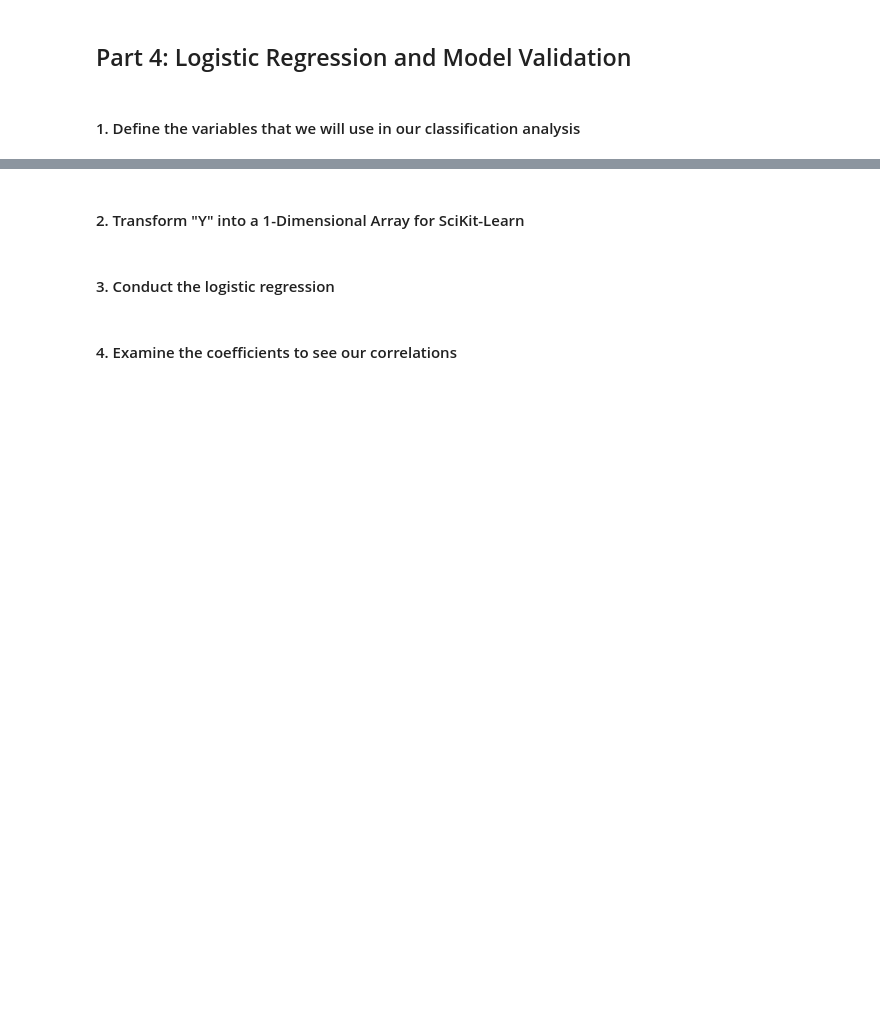
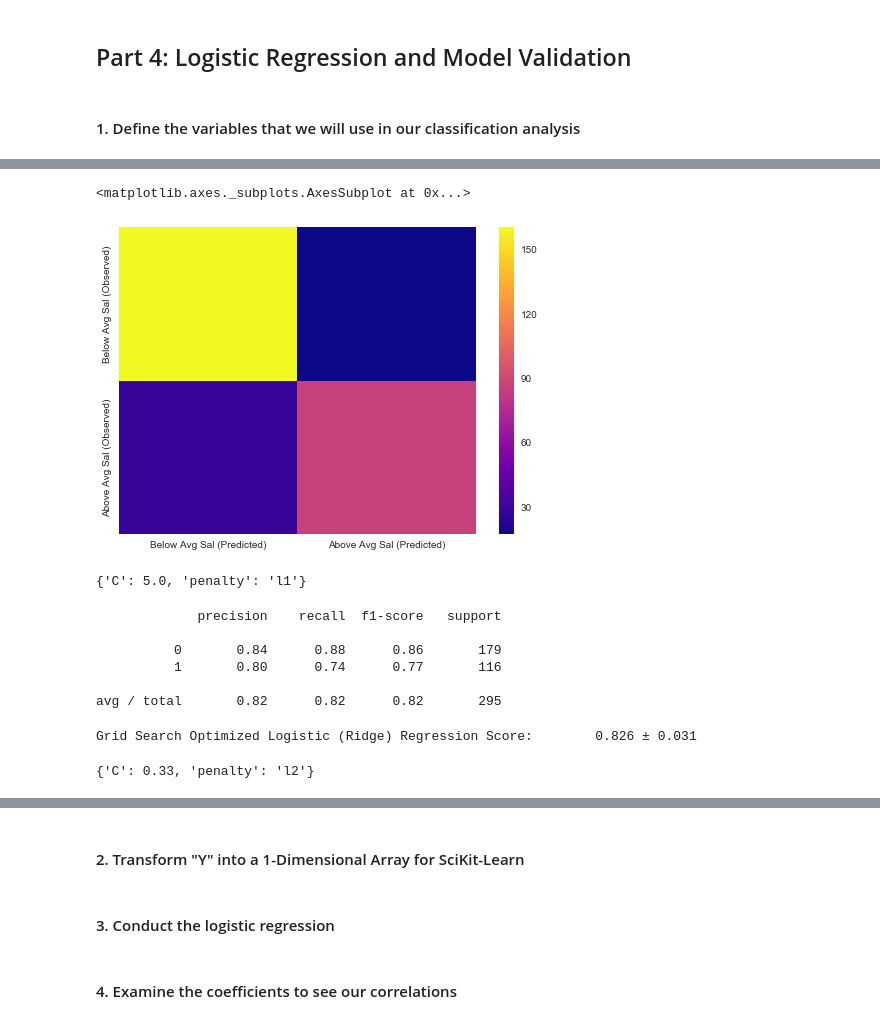
Before and after one commit to hudsonrio/GA_dsi-projects, a Jupyter notebook: projects/5th/Project5_working.ipynb, the cells around one changed output, grey strips where cells are left out. Drawn from its saved outputs; the diff is of its cells as text; code cells hidden in the pictures; blank space fills up the shorter version.

Commit message:
project 5 model investigation complete, pushing

```diff
--- a/projects/5th/Project5_working.ipynb
+++ b/projects/5th/Project5_working.ipynb
@@ -457,11 +481,11 @@ sns.distplot(df['fare_scaled'])
 # %%
 #for unknown values for deck, do I want an unknown column or do I just want nothing to be true?
 df['constant']=1
-X_scale = df.loc[:,['constant','age_scaled', 'fare_scaled', 'Remarried', 'Pclass2','Pclass3', 'Woman', 'Cabin', 'port_cabin','starboard_cabin', 'A', 'B', 'C', 'D', 'E', 'F', 'G', 'H','no_fam','1fam','2fam','3fam','4fam','5fam','6fam_ormore', 'Dr', 'Master', 'Military', 'Mr', 'Mrs', 'Ms','Rev']]
+X_scale = df.loc[:,['constant','age_scaled', 'fare_scaled', 'Remarried', 'Pclass2','Pclass3', 'Woman', 'port_cabin','starboard_cabin', 'A', 'B', 'C', 'D', 'E', 'F', 'G', 'no_fam','1fam','2fam','3fam','4fam','5fam','6fam_ormore', 'Dr', 'Master', 'Military', 'Mr', 'Mrs', 'Ms','Rev']]
 #knn, SVM
 
 #logistic for dums - SibSp and Parch not in this
-X_dums = df.loc[:,['constant','baby','elder','minor','parent_age','pre_pube','young_adult', 'cheap','economy', 'mid_tier', 'expensive', 'exclusive', 'Remarried', 'Pclass2','Pclass3', 'Woman', 'Cabin', 'port_cabin','starboard_cabin', 'A', 'B', 'C', 'D', 'E', 'F', 'G', 'H','no_fam','1fam','2fam','3fam','4fam','5fam','6fam_ormore', 'Dr', 'Master', 'Military', 'Mr', 'Mrs', 'Ms','Rev']]
+X_dums = df.loc[:,['constant','baby','elder','minor','parent_age','pre_pube','young_adult', 'cheap','economy', 'mid_tier', 'expensive', 'exclusive', 'Remarried', 'Pclass2','Pclass3', 'Woman', 'port_cabin','starboard_cabin', 'A', 'B', 'C', 'D', 'E', 'F', 'G','no_fam','1fam','2fam','3fam','4fam','5fam','6fam_ormore', 'Dr', 'Master', 'Military', 'Mr', 'Mrs', 'Ms','Rev']]
 
 #need to make dummies for starboard before moving on!
 
@@ -553,0 +599,13 @@ One is that whatever value we input for age will be appropriate
+# %%
+X_train, X_test, y_train, y_test = train_test_split(X_scale, y, test_size=0.33, random_state=50)
+Xd_train, Xd_test, yd_train, yd_test = train_test_split(X_dums, y, test_size=0.33, random_state=50)
+
+
+
+lr_basic = LogisticRegression(solver='liblinear')
+lr_basic_model = lr_basic.fit(Xd_train, yd_train)
+lr_basic_ypred = lr_basic_model.predict(Xd_test)
+
+lr_basic_cm = confusion_matrix(yd_test, lr_basic_ypred, labels=lr_basic.classes_)
+lr_basic_cm_df = pd.DataFrame(lr_basic_cm, columns=lr_basic.classes_, index=lr_basic.classes_)
+print(lr_basic_cm_df)
@@ -553,0 +633,5 @@ One is that whatever value we input for age will be appropriate
+# %%
+sns.heatmap(lr_basic_cm_df, vmin=None, vmax=None, cmap='plasma', center=None, robust=False, annot=None, fmt='.2g', annot_kws=None, linewidths=0, linecolor='white', cbar=True, cbar_kws=None, cbar_ax=None, square=False, ax=None, xticklabels=("Below Avg Sal (Predicted)","Above Avg Sal (Predicted)"), yticklabels=("Below Avg Sal (Observed)","Above Avg Sal (Observed)"), mask=None)
+# %% [output]
+<matplotlib.axes._subplots.AxesSubplot at 0x...>
+[figure, added]
@@ -553,0 +646,46 @@ One is that whatever value we input for age will be appropriate
+# %%
+gs.best_params_
+# %% [output]
+{'C': 5.0, 'penalty': 'l1'}
+# %%
+#Grid Search Optimized Regression
+
+logreg_gs = LogisticRegression(C=gs.best_params_['C'], penalty=gs.best_params_['penalty'])
+logreg_gs = logreg_gs.fit(Xd_train, yd_train)
+y_preds_log_gs = logreg_gs.predict(Xd_test)
+
+cm_log_gs = confusion_matrix(yd_test, y_preds_log_gs, labels=logreg_gs.classes_)
+cm_log_gs = pd.DataFrame(cm_log_gs, columns=logreg_gs.classes_, index=logreg_gs.classes_)
+print(classification_report(yd_test, y_preds_log_gs, labels=logreg_gs.classes_))
+# %% [output]
+             precision    recall  f1-score   support
+
+          0       0.84      0.88      0.86       179
+          1       0.80      0.74      0.77       116
+
+avg / total       0.82      0.82      0.82       295
+# %%
+#For Comparison's sake, let's also get the cross val score with stratified K fold on the whole dataset (and retrain...)
+
+stratk = StratifiedKFold(y, n_folds=10, shuffle=True, random_state=66)
+
+
+logreg_full_data = LogisticRegression(solver='liblinear')
+
+gs1 = GridSearchCV(logreg_full_data, {'penalty': penalties, 'C': C_vals}, verbose=False, cv=15)
+
+gs1.fit(X_dums, y)
+
+logreg_full_data = LogisticRegression(C=gs1.best_params_['C'], penalty=gs1.best_params_['penalty'])
+cv_log_gs_full_data = logreg_full_data.fit(X_dums, y)
+
+s_cv_log_gs_full_data = cross_val_score(cv_log_gs_full_data, X_dums, y, cv=stratk, n_jobs=-1)
+
+
+print("{} Score:\t{:0.3} ± {:0.3}".format("Grid Search Optimized Logistic (Ridge) Regression", s_cv_log_gs_full_data.mean().round(3), s_cv_log_gs_full_data.std().round(3)))
+# %% [output]
+Grid Search Optimized Logistic (Ridge) Regression Score:        0.826 ± 0.031
+# %%
+gs1.best_params_
+# %% [output]
+{'C': 0.33, 'penalty': 'l2'}
```
Also changed, not shown: parts of 30 cells of this notebook, 1 other file.
